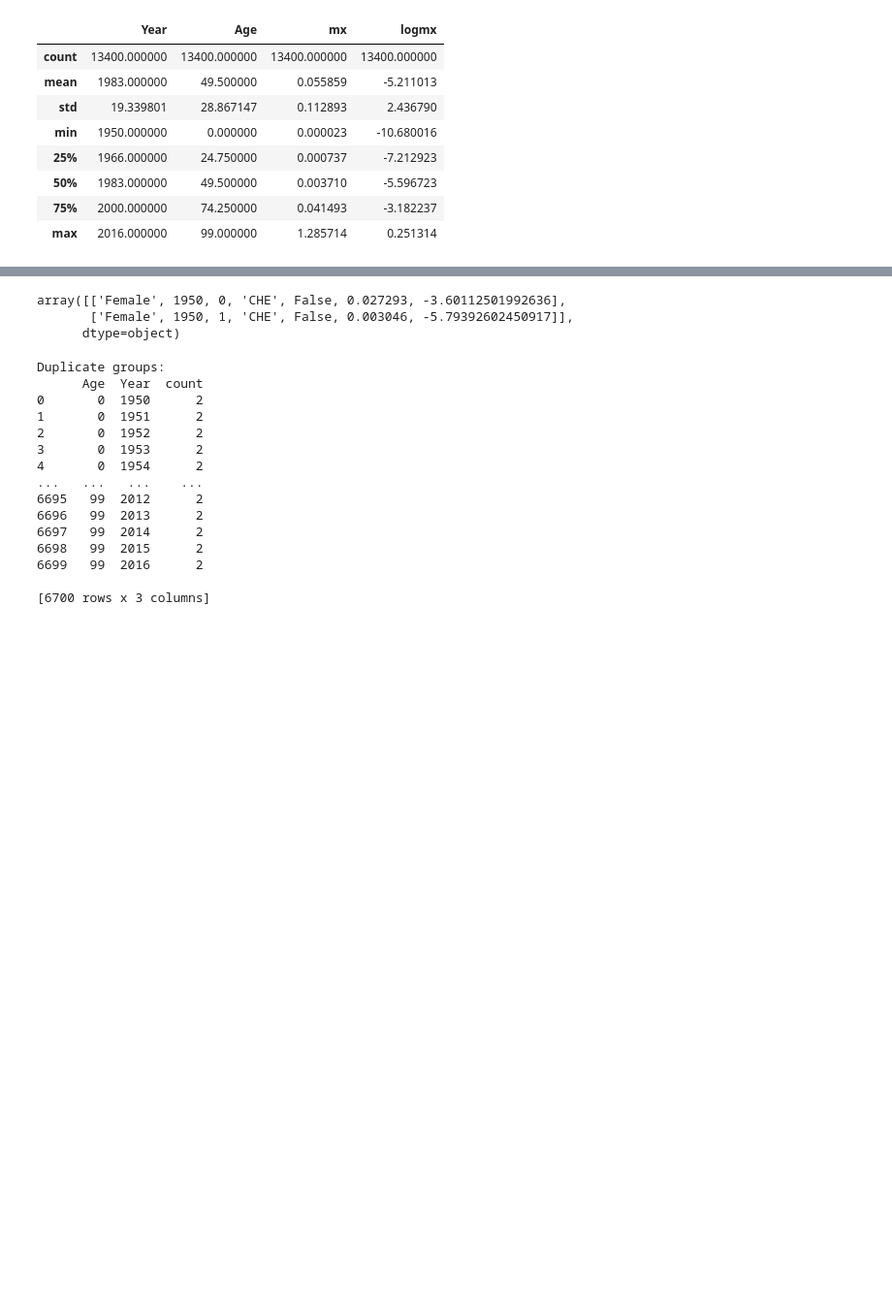
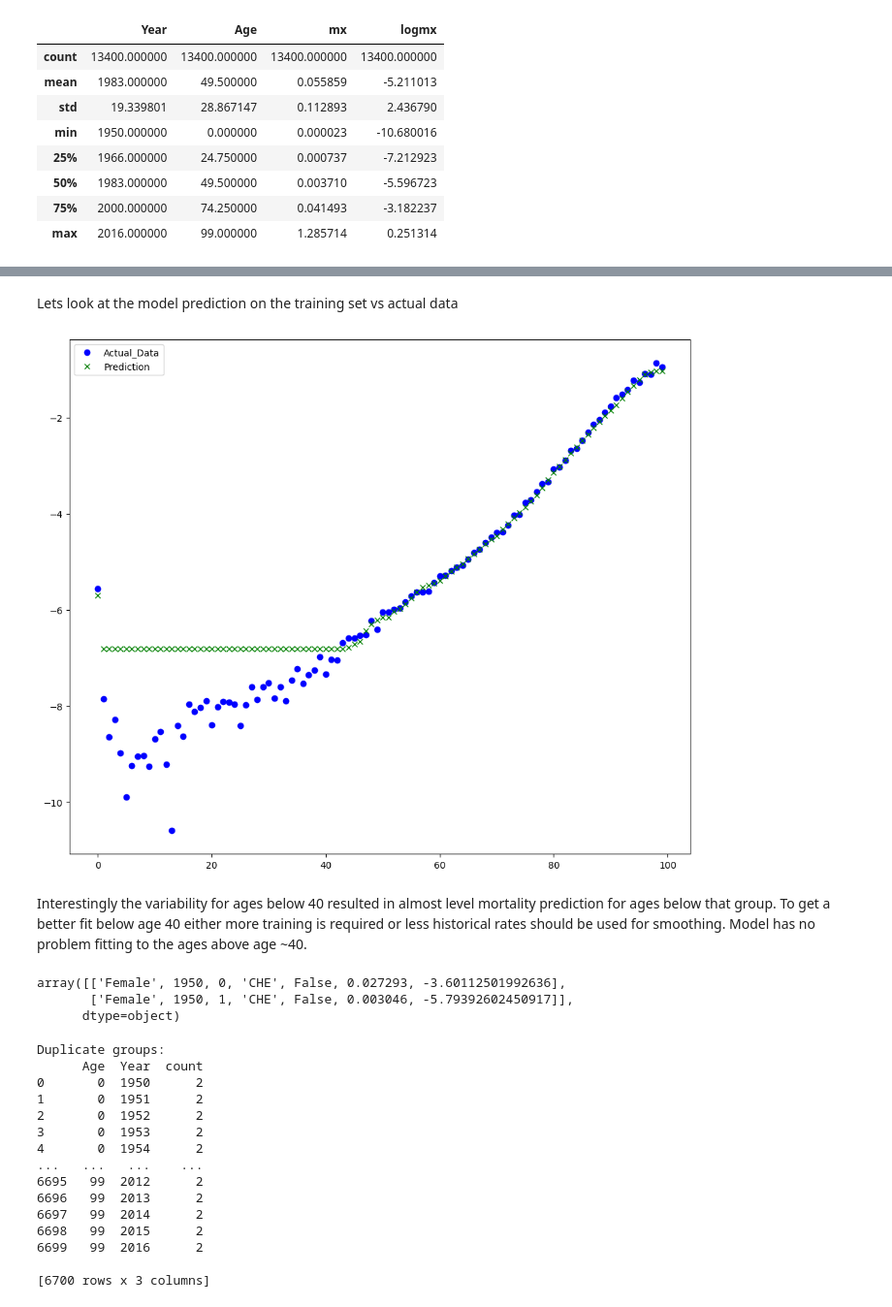
Before and after one commit to tskorkowski/mortality_modelling, a Jupyter notebook: mort.ipynb, the cells around one changed output, grey strips where cells are left out. Shown at 97% size. Saved outputs shown, nothing was run; the diff lists cells and outputs as text; code cells hidden in the pictures; blank space fills up the shorter version.

Commit message:
sample model evaluation

```diff
--- a/mort.ipynb
+++ b/mort.ipynb
@@ -125,7 +131,7 @@ def LSTM_data_prep(tau0: int, T: int, data: pd.DataFrame, gender: str):
     age_min, age_max = data["Age"].min(), data["Age"].max()
     year_min, year_max = data["Year"].min(), data["Year"].max()
     concat_data = []
-    pad_len = (tau0-1)//2
+    pad_len = (tau0)//2
 
     data_min_list = [
         data[(data["Age"] == age_min)].assign(Age=age_min - pad - 1)
@@ -136,7 +142,7 @@ def LSTM_data_prep(tau0: int, T: int, data: pd.DataFrame, gender: str):
         for pad in range(pad_len)
     ]
 
-    concat_data = pd.concat([data] + data_min_list + data_max_list, axis=0).reset_index(drop=True)
+    concat_data = pd.concat(data_min_list + [data] + data_max_list, axis=0).reset_index(drop=True)
     pivot_concat_data = concat_data.pivot(index="Age", columns="Year", values="logmx")
 
     # Generate LSTM sequences
@@ -231,0 +240,37 @@ KeyboardInterrupt:
+# %% [markdown]
+Lets look at the model prediction on the training set vs actual data
+# %%
+gender = "Female"
+year = 1999
+
+x_train_gender_year = x_train[-100::]
+mort_data_subset = data.loc[(gender, slice(None)), train_cutoff_year-10:train_cutoff_year]
+
+# Make inference based on the training data
+
+F_1999 = model(x_train_gender_year)
+F_199_pred = F_1999.detach().numpy()
+
+# Plot actual data and prediction
+_, ax = plt.subplots(figsize=(12,10))
+
+ax.plot(mort_data_subset.index.get_level_values('Age'),
+        mort_data_subset[year],
+        label='Actual_Data',
+        linestyle='',
+        marker="o",
+        color="b"
+         )
+ax.plot(mort_data_subset.index.get_level_values('Age'),
+        F_199_pred,
+        label='Prediction',
+        linestyle='',
+        marker="x",
+        color="g"
+         )
+ax.legend()
+plt.show()
+# %% [output]
+[figure, added]
+# %% [markdown]
+Interestingly the variability for ages below 40 resulted in almost level mortality prediction for ages below that group. To get a better fit below age 40 either more training is required or less historical rates should be used for smoothing. Model has no problem fitting to the ages above age ~40.
```
Also changed, not shown: parts of 23 cells of this notebook, 1 other file.
